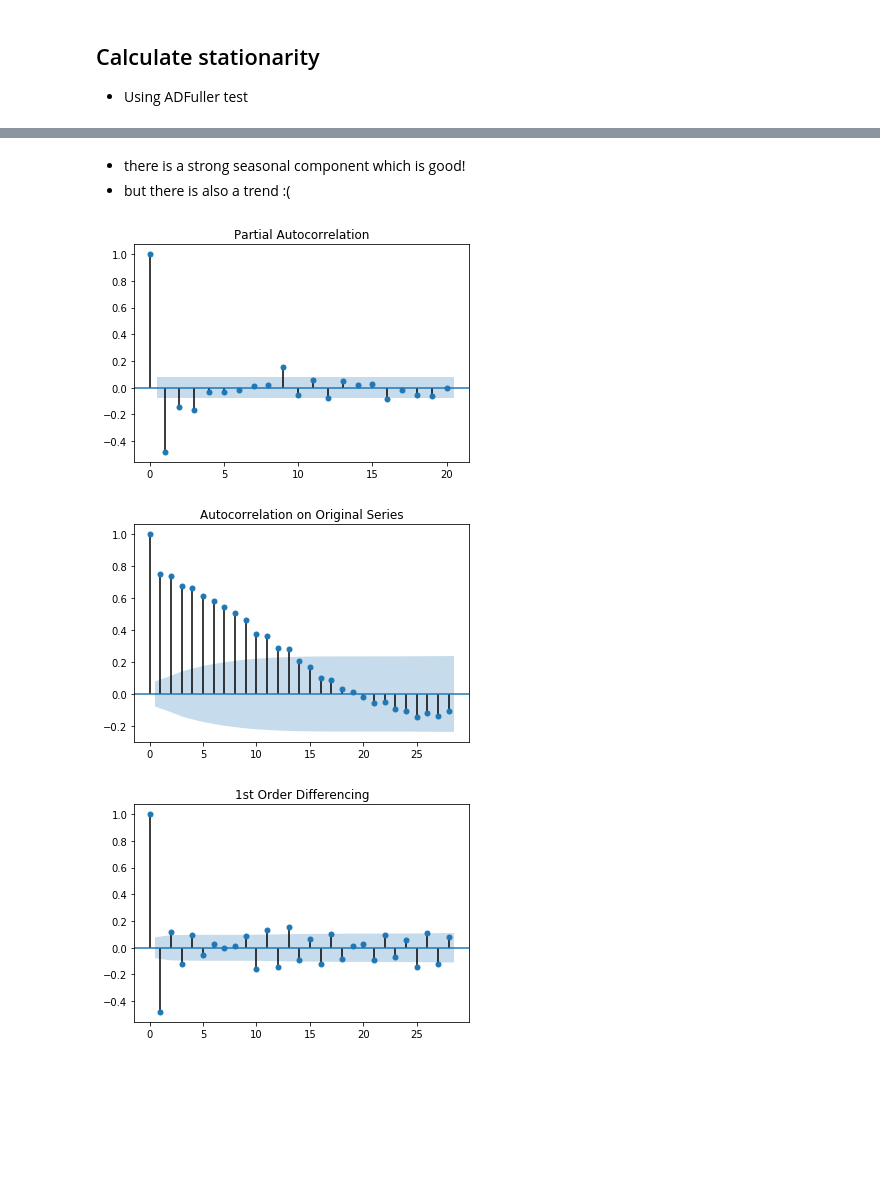
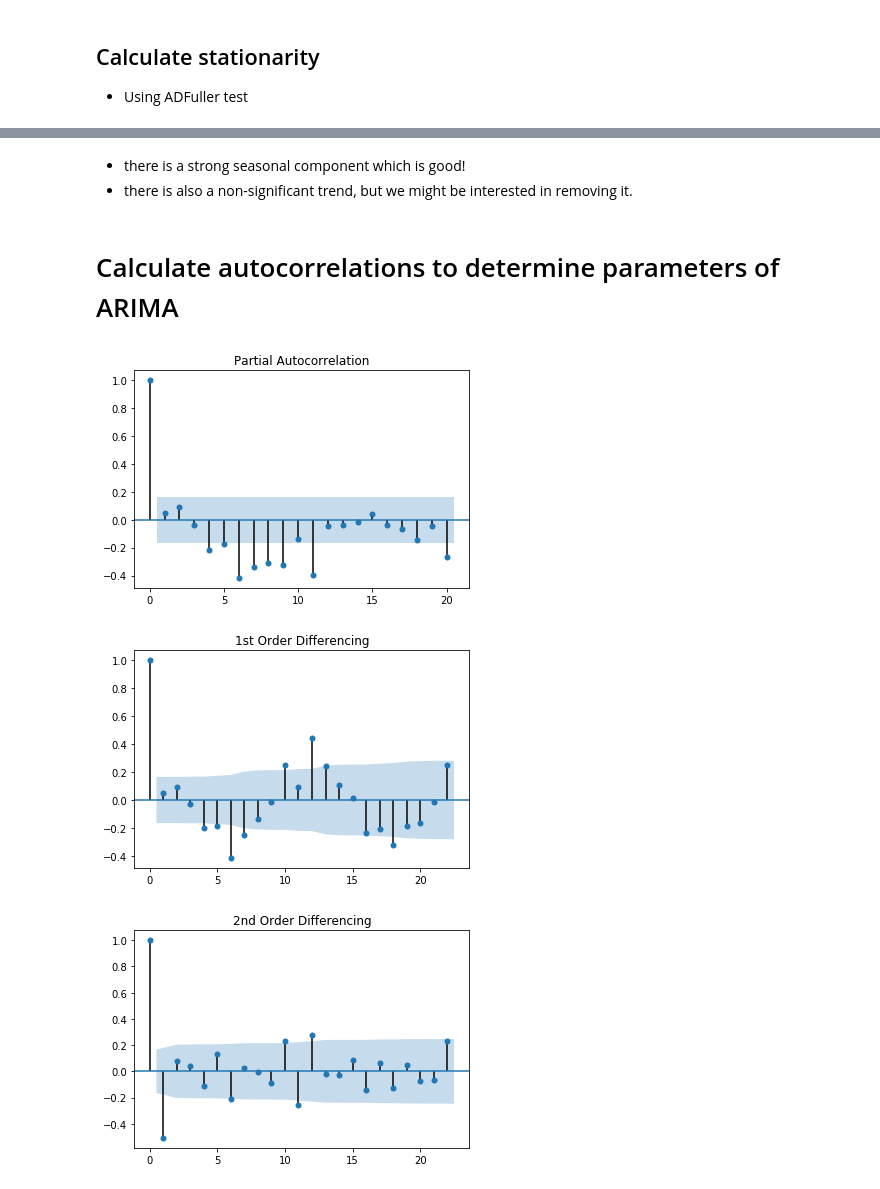
Before and after one commit to ta-data-lis/final-project, a Jupyter notebook: your-project/nyc-crime-ARIMA-playground.ipynb, the cells around one changed output, grey strips where cells are left out. Cells and saved outputs as stored; diff of their text form; code cells hidden in the pictures; blank space fills up the shorter version.

```diff
--- a/your-project/nyc-crime-ARIMA-playground.ipynb
+++ b/your-project/nyc-crime-ARIMA-playground.ipynb
@@ -16,5 +19,10 @@ path = 'C:/Users/Zaca/Documents/Datasets/nyc/'
 crime = pd.read_csv(path + 'nypd_historic_07-18.csv', index_col=0)
 # %%
-crime = crime.groupby('date').agg(count=('precinct','count')).reset_index()
-crime = crime.set_index('date')
-crime.index = pd.to_datetime(crime.index)
+# transforming dataframe into timeseries
+def into_timeseries(df):
+    df = df.groupby('date').agg(count=('precinct','count')).reset_index()
+    df = df.set_index('date')
+    df.index = pd.to_datetime(df.index)
+    return df
+
+crime_ts = into_timeseries(crime)
@@ -25,2 +32,3 @@ weekly = crime.resample('W').mean()
 # %%
+weekly = crime_ts.resample('M').mean()
 weekly.drop(weekly.tail(1).index, inplace=True)
@@ -75,16 +73,17 @@ Critical Values:
 # %% [markdown]
 - there is a strong seasonal component which is good!
-- but there is also a trend :(
+- there is also a non-significant trend, but we might be interested in removing it.
+# %% [markdown]
+# Calculate autocorrelations to determine parameters of ARIMA
 # %%
 def auto_correlation(timeseries):
 
     fig = plot_pacf(timeseries.diff().dropna(), lags=20, title='Partial Autocorrelation')
-
-    fig = plot_acf(timeseries, title="Autocorrelation on Original Series")
     fig = plot_acf(timeseries.diff().dropna(), title="1st Order Differencing")
+    fig = plot_acf(timeseries.diff().diff().dropna(), title="2nd Order Differencing")
 
 auto_correlation(weekly)
 # %% [output]
-[figure, old version]
+[figure, new version]
-[figure, old version]
+[figure, new version]
-[figure, old version]
+[figure, new version]
```
Also changed, not shown: parts of 44 cells of this notebook, 4 other files.
